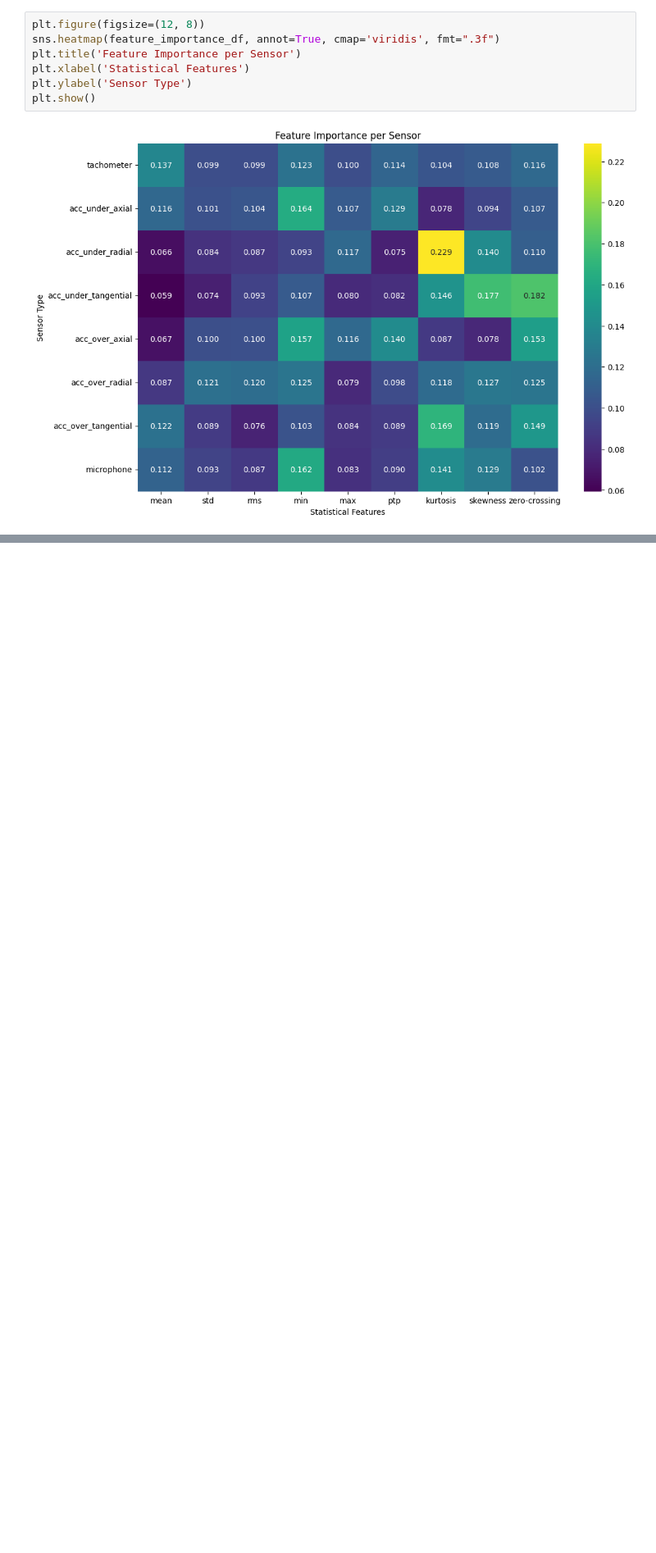
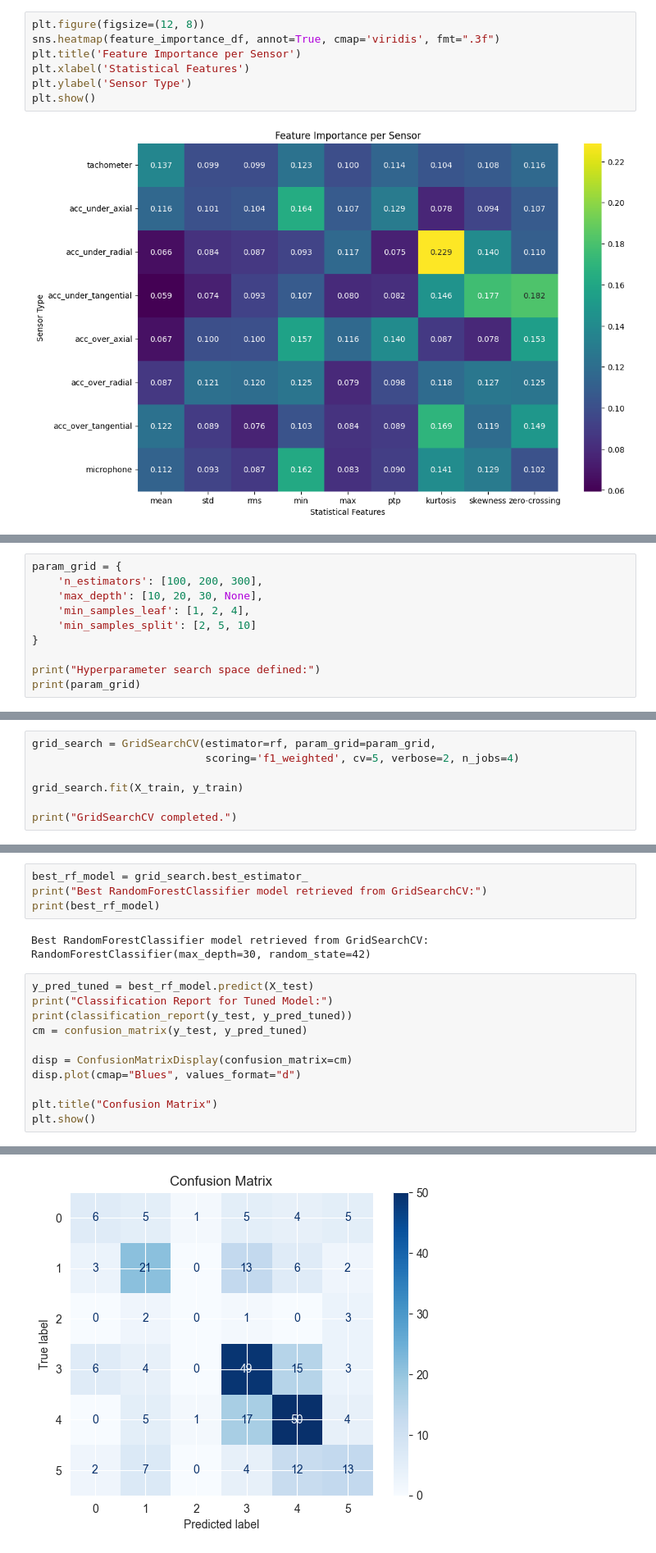
Before and after one commit to palvcam/grupo1reto2, a Jupyter notebook: Modelos.ipynb, the cells around one changed output, grey strips where cells are left out. Shown at 82% size. Drawn from its saved outputs; the diff is of its cells as text; blank space fills up the shorter version.

```diff
--- a/Modelos.ipynb
+++ b/Modelos.ipynb
@@ -195,0 +199,10 @@ plt.show()
+# %%
+param_grid = {
+    'n_estimators': [100, 200, 300],
+    'max_depth': [10, 20, 30, None],
+    'min_samples_leaf': [1, 2, 4],
+    'min_samples_split': [2, 5, 10]
+}
+
+print("Hyperparameter search space defined:")
+print(param_grid)
@@ -195,0 +212,7 @@ plt.show()
+# %%
+grid_search = GridSearchCV(estimator=rf, param_grid=param_grid,
+                           scoring='f1_weighted', cv=5, verbose=2, n_jobs=4)
+
+grid_search.fit(X_train, y_train)
+
+print("GridSearchCV completed.")
@@ -195,0 +222,19 @@ plt.show()
+# %%
+best_rf_model = grid_search.best_estimator_
+print("Best RandomForestClassifier model retrieved from GridSearchCV:")
+print(best_rf_model)
+# %% [output]
+Best RandomForestClassifier model retrieved from GridSearchCV:
+RandomForestClassifier(max_depth=30, random_state=42)
+# %%
+y_pred_tuned = best_rf_model.predict(X_test)
+print("Classification Report for Tuned Model:")
+print(classification_report(y_test, y_pred_tuned))
+cm = confusion_matrix(y_test, y_pred_tuned)
+
+disp = ConfusionMatrixDisplay(confusion_matrix=cm)
+disp.plot(cmap="Blues", values_format="d")
+
+plt.title("Confusion Matrix")
+plt.show()
+# %% [output]
@@ -195,0 +254 @@ plt.show()
+[figure, added]
```
Also changed, not shown: parts of 5 cells of this notebook.
